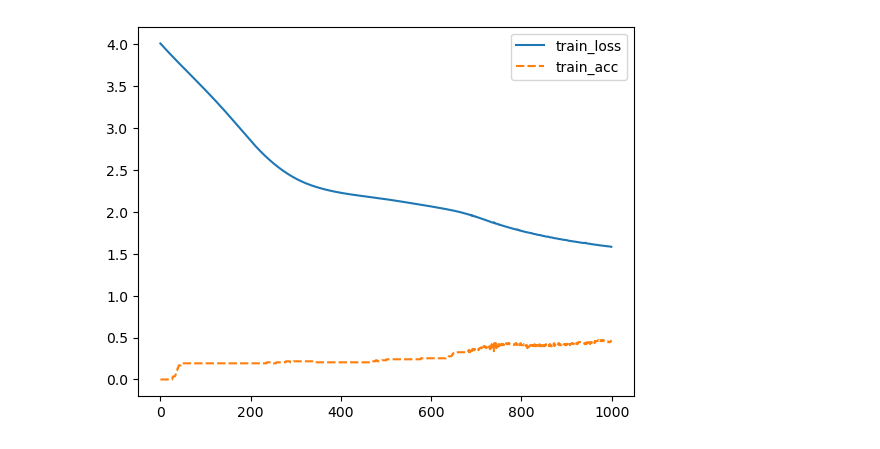
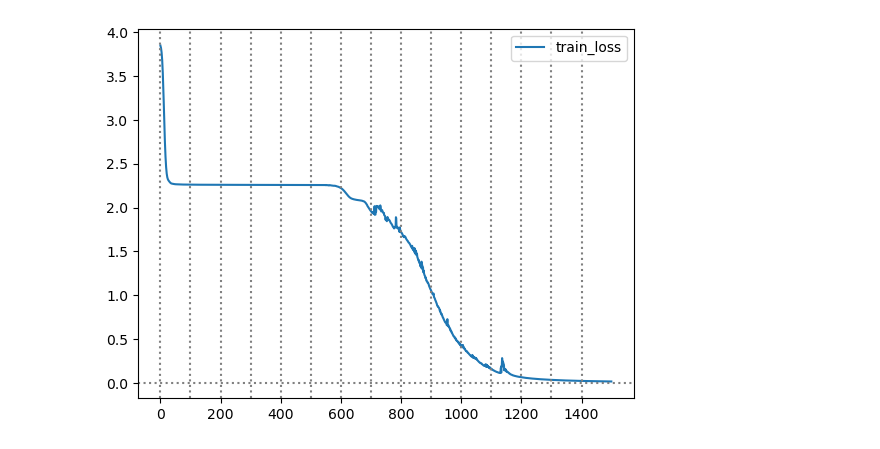
Before and after one commit to flavio2018/lte, a Jupyter notebook: notebooks/1.2_debug_training_loop.ipynb, the cells around one changed output. Saved outputs shown, nothing was run; the diff lists cells and outputs as text; code cells hidden in the pictures.

Commit message:
Add deep lstm debug to notebook 1.2

```diff
--- a/notebooks/1.2_debug_training_loop.ipynb
+++ b/notebooks/1.2_debug_training_loop.ipynb
@@ -9,10 +17,10 @@ import pandas as pd
 # %%
-MAX_ITER = 1000
-BS = 64
-LR = 1e-5
-LEN = 1
+MAX_ITER = 1500
+BS = 16
+LR = 0.001
+LEN = 2
 NES = 1
-HID_SIZE = 400
+HID_SIZE = 100
 DEVICE = 'cuda'
 # %%
 model = LSTM(
@@ -20,6 +28,12 @@ model = LSTM(
     hidden_size=HID_SIZE,
     output_size=get_vocab_size(),
     batch_size=BS).to(DEVICE)
+# %%
+model = DeepLSTM(
+    input_size=get_vocab_size(),
+    hidden_size=HID_SIZE,
+    output_size=get_vocab_size(),
+    batch_size=BS).to(DEVICE)
 # %%
 loss = torch.nn.CrossEntropyLoss(reduction='none')
 opt = torch.optim.Adam(model.parameters(), lr=LR)
@@ -32,22 +43,16 @@ padded_samples_batch_v, padded_targets_batch_v = padded_samples_batch_v.to(DEVIC
 # %%
 metrics = {
     'train_loss': [],
-    'valid_loss': [],
     'train_acc': [],
-    'valid_acc': [],
 }
 
-for i_step in range(MAX_ITER):
+for i_step in trange(MAX_ITER):
     loss_step, acc_step = step(model, padded_samples_batch, padded_targets_batch, samples_len, targets_len, loss, opt, DEVICE)
     metrics['train_loss'].append(loss_step)
     metrics['train_acc'].append(acc_step)
-
-    if i_step % 100 == 0:
-        for v_step in range(10):
-            loss_valid_step, acc_valid_step = valid_step(model, padded_samples_batch_v, padded_targets_batch_v, samples_len_v, targets_len_v, loss, DEVICE)
-        metrics['valid_loss'].append(loss_valid_step)
-        metrics['valid_acc'].append(acc_valid_step)
 # %%
-ax = sns.lineplot(pd.DataFrame({k: v for k, v in metrics.items() if 'train' in k}))
+ax = sns.lineplot(pd.DataFrame({k: v for k, v in metrics.items() if 'train_loss' in k}))
+_ = ax.axhline(0.0, color='gray', linestyle=":")
+for x in range(0, 1500, 100): ax.axvline(x, color='gray', linestyle=":")
 # %% [output]
-[figure, old version]
+[figure, new version]
```
Also changed, not shown: parts of 4 cells of this notebook.
